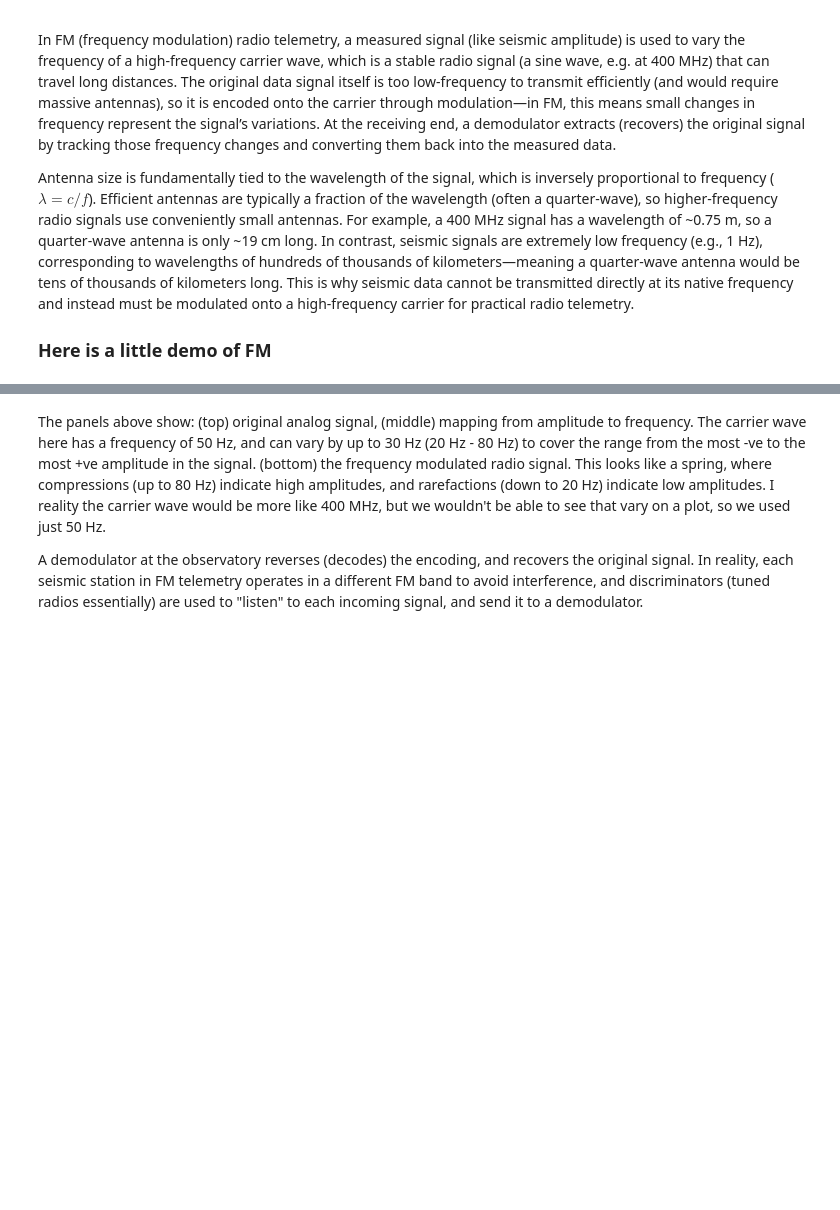
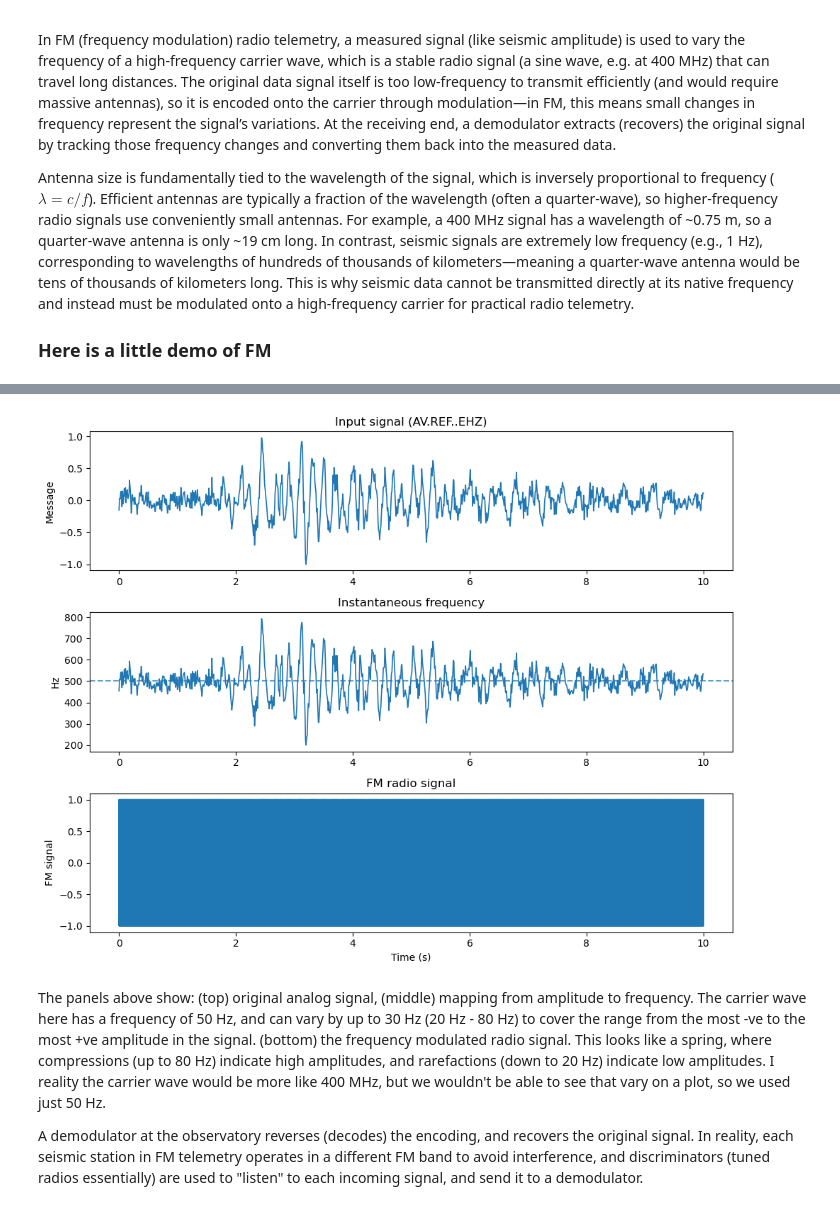
Before and after one commit to gthompson/CompSciS26, a Jupyter notebook: week10/130_RSAM_RD.ipynb, the cells around one changed output, grey strips where cells are left out. Drawn from its saved outputs; the diff is of its cells as text; code cells hidden in the pictures; blank space fills up the shorter version.

```diff
--- a/week10/130_RSAM_RD.ipynb
+++ b/week10/130_RSAM_RD.ipynb
@@ -166,3 +177,44 @@ result = plot_fm_like_wikipedia(
+# %%
+import numpy as np
+from scipy.io.wavfile import write
+
+def trace_to_wav(trace, filename, target_fs=44100):
+    """
+    Convert ObsPy Trace to WAV audio file.
+    """
+
+    tr = trace.copy()
+
+    # Resample if needed
+    if tr.stats.sampling_rate != target_fs:
+        tr.resample(target_fs)
+
+    data = tr.data.astype(np.float64)
+
+    # Remove mean
+    data = data - np.mean(data)
+
+    # Normalize to [-1, 1]
+    data /= np.max(np.abs(data))
+
+    # Convert to 16-bit PCM
+    audio = np.int16(data * 32767)
+
+    write(filename, target_fs, audio)
+
+duration = 10
+tr = st[0].copy().trim(starttime=t0, endtime=t0 + duration)  # Use first 5 seconds of the first Trace
+result = plot_fm_like_wikipedia(
+    tr,
+    carrier_hz=500.0,
+    peak_deviation_hz=300.0,
+    duration=duration,
+    sim_fs=500000.0,
+)
+
+trace_to_wav(tr, "seismogram.wav")
+# %% [output]
+[figure, added]
 # %% [markdown]
 The panels above show: (top) original analog signal, (middle) mapping from amplitude to frequency. The carrier wave here has a frequency of 50 Hz, and can vary by up to 30 Hz (20 Hz - 80 Hz) to cover the range from the most -ve to the most +ve amplitude in the signal. (bottom) the frequency modulated radio signal. This looks like a spring, where compressions (up to 80 Hz) indicate high amplitudes, and rarefactions (down to 20 Hz) indicate low amplitudes. I reality the carrier wave would be more like 400 MHz, but we wouldn't be able to see that vary on a plot, so we used just 50 Hz.
 
```
Also changed, not shown: parts of 7 cells of this notebook, 2 other files.
